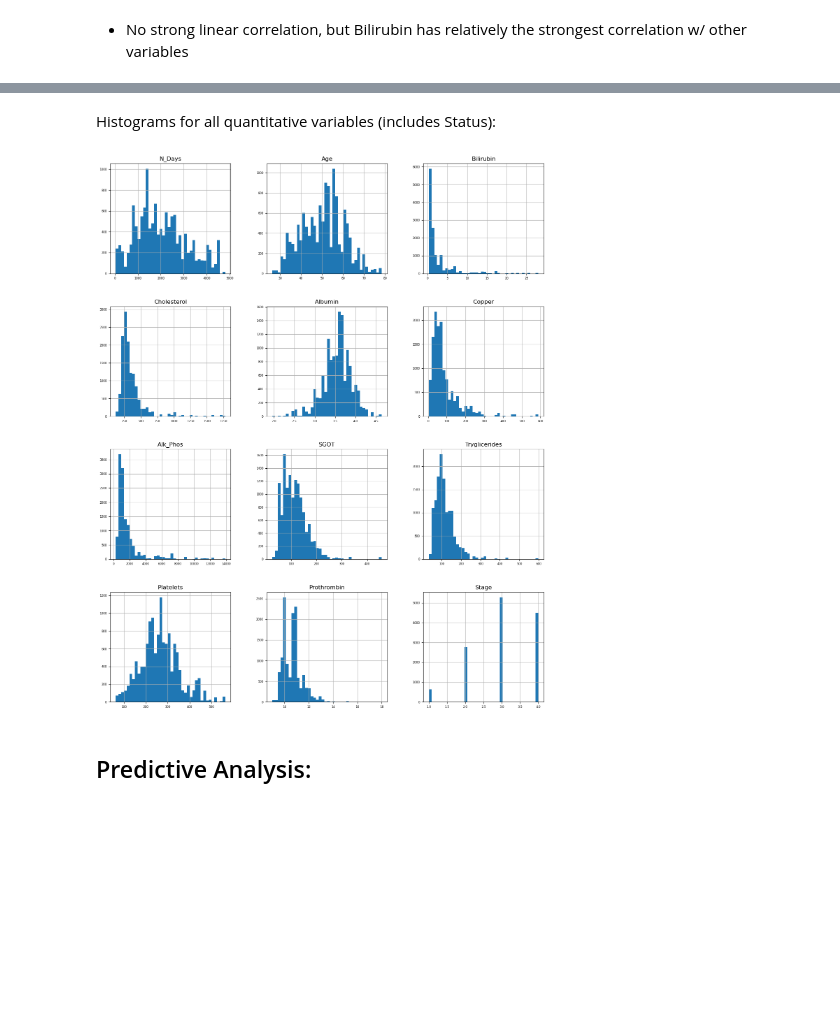
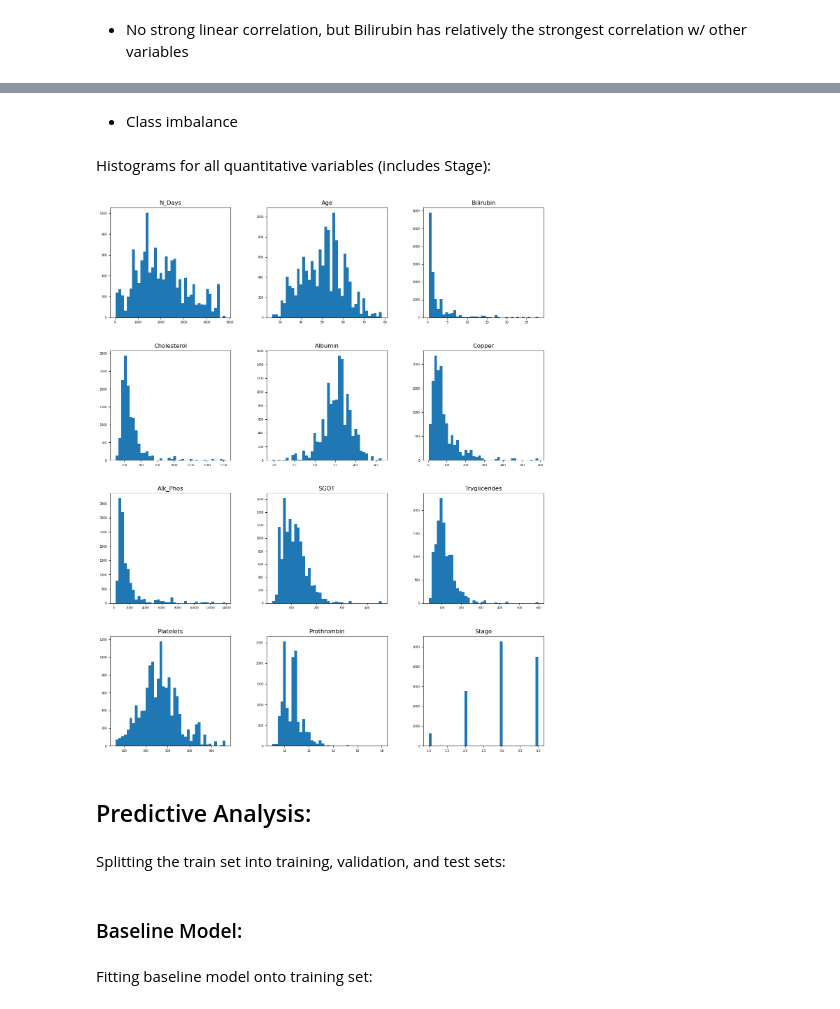
Before and after one commit to BrandonDioneda/Multi-Class-Prediction-of-Cirrhosis-Outcomes, a Jupyter notebook: cirrhosis.ipynb, the cells around one changed output, grey strips where cells are left out. Drawn from its saved outputs; the diff is of its cells as text; code cells hidden in the pictures; blank space fills up the shorter version.

```diff
--- a/cirrhosis.ipynb
+++ b/cirrhosis.ipynb
@@ -148,9 +157,18 @@ corr[mask] = np.nan
+# %% [markdown]
+- Class imbalance
 # %% [markdown]
-Histograms for all quantitative variables (includes Status):
+Histograms for all quantitative variables (includes Stage):
 # %%
-data.hist(figsize=(16, 20), bins=40, xlabelsize=6, ylabelsize=6);
+ax = data.hist(figsize=(16, 20),
+               bins=40,
+               xlabelsize=6,
+               ylabelsize=6);
+
+for row in ax:
+    for subplot in row:
+        subplot.grid(False)
 # %% [output]
-[figure, old version]
+[figure, new version]
 # %% [markdown]
 ## Predictive Analysis:
 # %%
@@ -169,0 +184,2 @@ rfc = RandomForestClassifier()
+# %% [markdown]
+Splitting the train set into training, validation, and test sets:
@@ -169,0 +199,2 @@ rfc = RandomForestClassifier()
+# %% [markdown]
+### Baseline Model:
@@ -169,0 +252,2 @@ rfc = RandomForestClassifier()
+# %% [markdown]
+Fitting baseline model onto training set:
```
Also changed, not shown: parts of 38 cells of this notebook, 3 other files.
